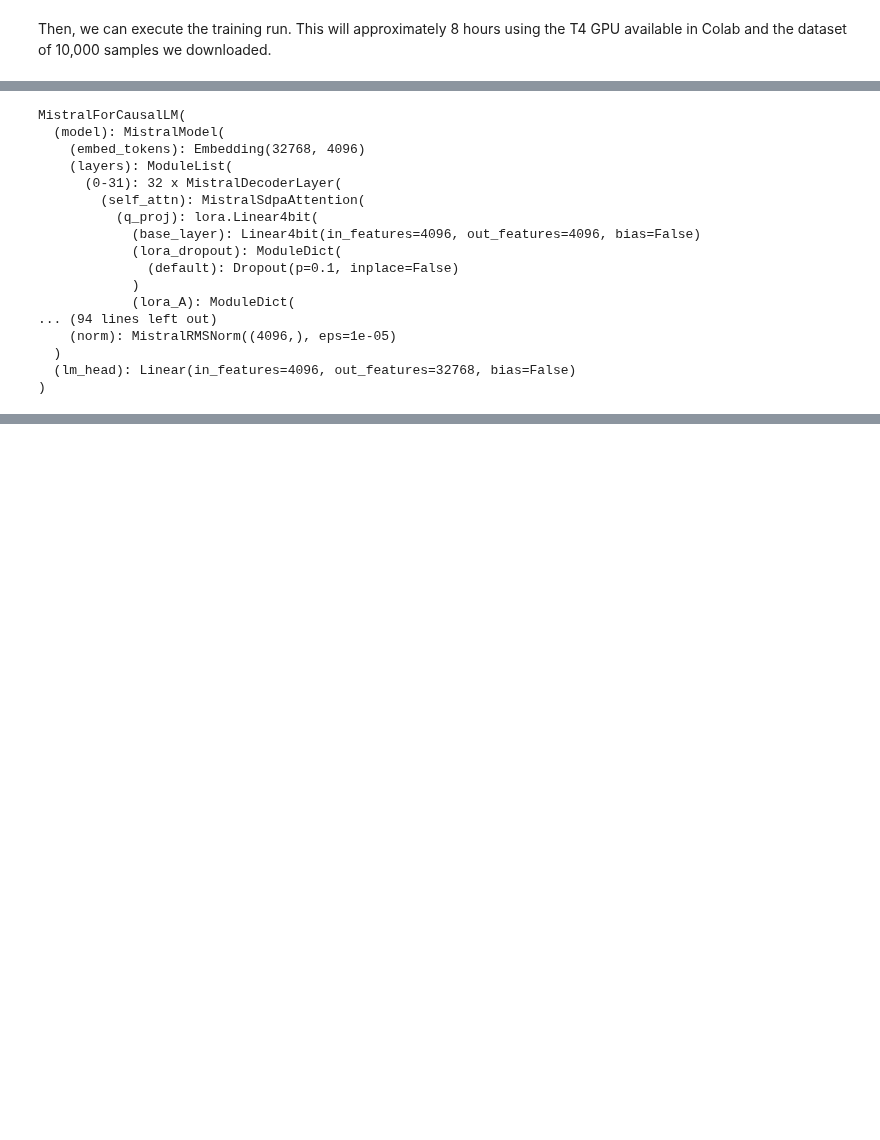
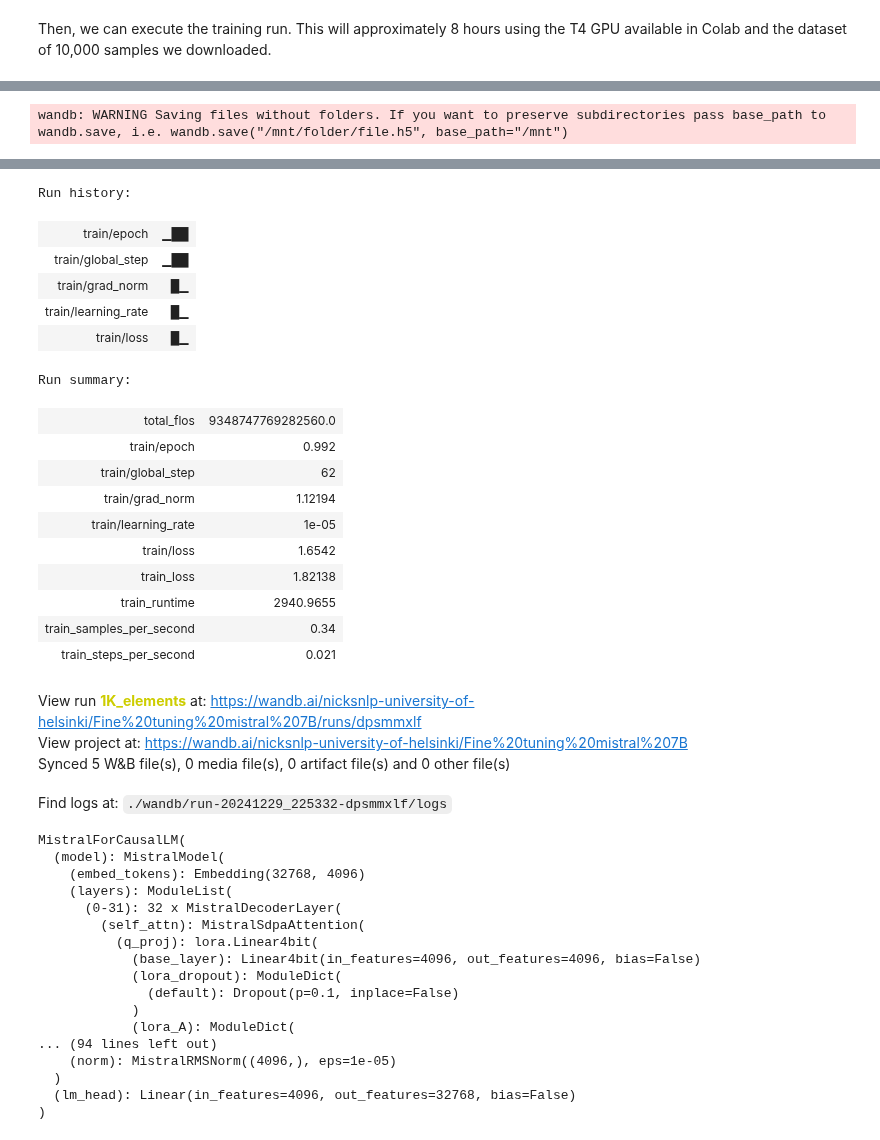
Before and after one commit to nicksnlp/LLM-course-2024_Nick, a Jupyter notebook: week-4/supervised_finetuning.ipynb, the cells around one changed output, grey strips where cells are left out. Saved outputs shown, nothing was run; the diff lists cells and outputs as text; code cells hidden in the pictures; blank space fills up the shorter version.

```diff
--- a/week-4/supervised_finetuning.ipynb
+++ b/week-4/supervised_finetuning.ipynb
@@ -205,25 +207,8 @@ trainer.train()
 # Save the fine-tuned model
 new_model_local_path = checkpoint_dir + "/new_model_local"
 trainer.model.save_pretrained(new_model_local_path)
-wandb.save(f"/{new_model}")
 wandb.finish()
 model.config.use_cache = True
 model.eval()
 # %% [output]
-MistralForCausalLM(
-  (model): MistralModel(
-    (embed_tokens): Embedding(32768, 4096)
-    (layers): ModuleList(
-      (0-31): 32 x MistralDecoderLayer(
-        (self_attn): MistralSdpaAttention(
-          (q_proj): lora.Linear4bit(
-            (base_layer): Linear4bit(in_features=4096, out_features=4096, bias=False)
-            (lora_dropout): ModuleDict(
-              (default): Dropout(p=0.1, inplace=False)
-            )
-            (lora_A): ModuleDict(
-... (94 lines left out)
-    (norm): MistralRMSNorm((4096,), eps=1e-05)
-  )
-  (lm_head): Linear(in_features=4096, out_features=32768, bias=False)
-)
+wandb: WARNING Saving files without folders. If you want to preserve subdirectories pass base_path to wandb.save, i.e. wandb.save("/mnt/folder/file.h5", base_path="/mnt")
@@ -230,3 +216,41 @@ MistralForCausalLM(
+Run history:
+| train/epoch | ▁██ |
+| train/global_step | ▁██ |
+| train/grad_norm | █▁ |
+| train/learning_rate | █▁ |
+| train/loss | █▁ |
+Run summary:
+| total_flos | 9348747769282560.0 |
+| train/epoch | 0.992 |
+| train/global_step | 62 |
+| train/grad_norm | 1.12194 |
+| train/learning_rate | 1e-05 |
+| train/loss | 1.6542 |
+| train_loss | 1.82138 |
+| train_runtime | 2940.9655 |
+| train_samples_per_second | 0.34 |
+| train_steps_per_second | 0.021 |
+View run 1K_elements at: https://wandb.ai/nicksnlp-university-of-helsinki/Fine%20tuning%20mistral%207B/runs/dpsmmxlf
+View project at: https://wandb.ai/nicksnlp-university-of-helsinki/Fine%20tuning%20mistral%207B
+Synced 5 W&B file(s), 0 media file(s), 0 artifact file(s) and 0 other file(s)
+Find logs at: ./wandb/run-20241229_225332-dpsmmxlf/logs
+MistralForCausalLM(
+  (model): MistralModel(
+    (embed_tokens): Embedding(32768, 4096)
+    (layers): ModuleList(
+      (0-31): 32 x MistralDecoderLayer(
+        (self_attn): MistralSdpaAttention(
+          (q_proj): lora.Linear4bit(
+            (base_layer): Linear4bit(in_features=4096, out_features=4096, bias=False)
+            (lora_dropout): ModuleDict(
+              (default): Dropout(p=0.1, inplace=False)
+            )
+            (lora_A): ModuleDict(
+... (94 lines left out)
+    (norm): MistralRMSNorm((4096,), eps=1e-05)
+  )
+  (lm_head): Linear(in_features=4096, out_features=32768, bias=False)
+)
 # %%
 def stream(user_prompt):
     runtimeFlag = "cuda:0"
```
Also changed, not shown: parts of 4 cells of this notebook.
